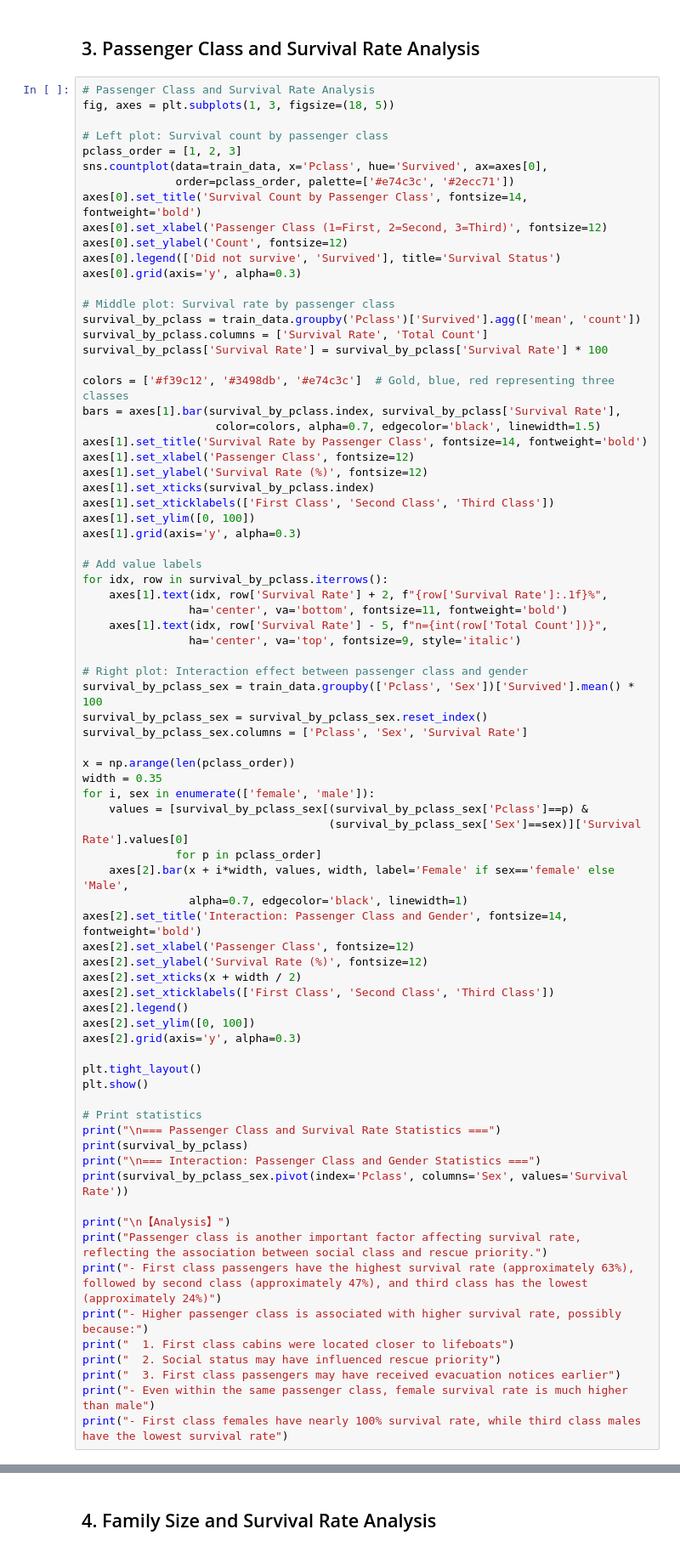
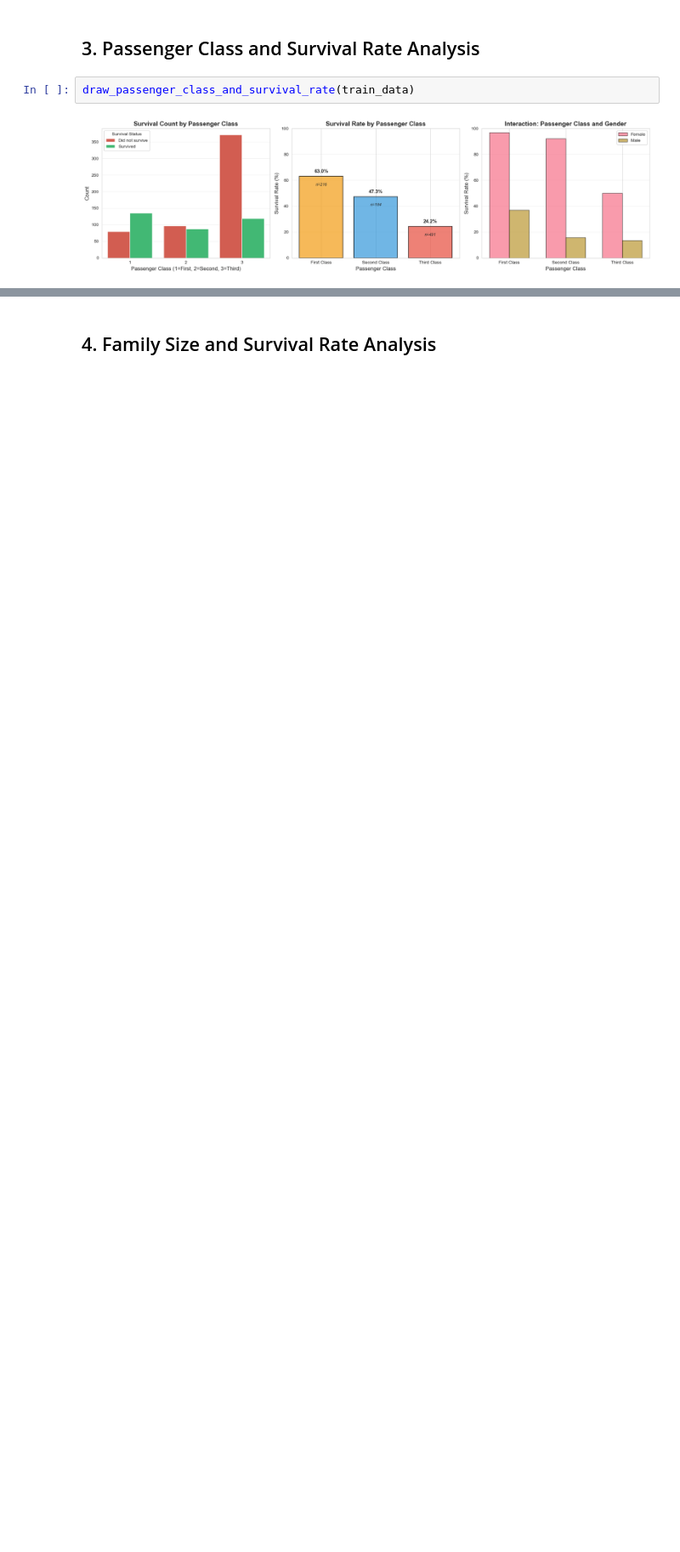
Before and after one commit to Bruno-He/ps1_ex4_nb_to_repo, a Jupyter notebook: report.ipynb, the cells around one changed output, grey strips where cells are left out. Shown at 85% size. Cells and saved outputs as stored; diff of their text form; blank space fills up the shorter version.

```diff
--- a/report.ipynb
+++ b/report.ipynb
@@ -169,79 +29,6 @@ print("- There are approximately 20% missing age values in the data that need ap
 # %% [markdown]
 ## 3. Passenger Class and Survival Rate Analysis
 # %%
-# Passenger Class and Survival Rate Analysis
-fig, axes = plt.subplots(1, 3, figsize=(18, 5))
-
-# Left plot: Survival count by passenger class
-pclass_order = [1, 2, 3]
-sns.countplot(data=train_data, x='Pclass', hue='Survived', ax=axes[0],
-              order=pclass_order, palette=['#e74c3c', '#2ecc71'])
-axes[0].set_title('Survival Count by Passenger Class', fontsize=14, fontweight='bold')
-axes[0].set_xlabel('Passenger Class (1=First, 2=Second, 3=Third)', fontsize=12)
-axes[0].set_ylabel('Count', fontsize=12)
-axes[0].legend(['Did not survive', 'Survived'], title='Survival Status')
-axes[0].grid(axis='y', alpha=0.3)
-
-# Middle plot: Survival rate by passenger class
-survival_by_pclass = train_data.groupby('Pclass')['Survived'].agg(['mean', 'count'])
-survival_by_pclass.columns = ['Survival Rate', 'Total Count']
-survival_by_pclass['Survival Rate'] = survival_by_pclass['Survival Rate'] * 100
-
-colors = ['#f39c12', '#3498db', '#e74c3c']  # Gold, blue, red representing three classes
-bars = axes[1].bar(survival_by_pclass.index, survival_by_pclass['Survival Rate'],
-                    color=colors, alpha=0.7, edgecolor='black', linewidth=1.5)
-axes[1].set_title('Survival Rate by Passenger Class', fontsize=14, fontweight='bold')
-axes[1].set_xlabel('Passenger Class', fontsize=12)
-axes[1].set_ylabel('Survival Rate (%)', fontsize=12)
-axes[1].set_xticks(survival_by_pclass.index)
-axes[1].set_xticklabels(['First Class', 'Second Class', 'Third Class'])
-axes[1].set_ylim([0, 100])
-axes[1].grid(axis='y', alpha=0.3)
-
-# Add value labels
-for idx, row in survival_by_pclass.iterrows():
-    axes[1].text(idx, row['Survival Rate'] + 2, f"{row['Survival Rate']:.1f}%",
-                ha='center', va='bottom', fontsize=11, fontweight='bold')
-    axes[1].text(idx, row['Survival Rate'] - 5, f"n={int(row['Total Count'])}",
-                ha='center', va='top', fontsize=9, style='italic')
-
-# Right plot: Interaction effect between passenger class and gender
-survival_by_pclass_sex = train_data.groupby(['Pclass', 'Sex'])['Survived'].mean() * 100
-survival_by_pclass_sex = survival_by_pclass_sex.reset_index()
-survival_by_pclass_sex.columns = ['Pclass', 'Sex', 'Survival Rate']
-
-x = np.arange(len(pclass_order))
-width = 0.35
-for i, sex in enumerate(['female', 'male']):
-    values = [survival_by_pclass_sex[(survival_by_pclass_sex['Pclass']==p) &
-                                     (survival_by_pclass_sex['Sex']==sex)]['Survival Rate'].values[0]
-              for p in pclass_order]
-    axes[2].bar(x + i*width, values, width, label='Female' if sex=='female' else 'Male',
-                alpha=0.7, edgecolor='black', linewidth=1)
-axes[2].set_title('Interaction: Passenger Class and Gender', fontsize=14, fontweight='bold')
-axes[2].set_xlabel('Passenger Class', fontsize=12)
-axes[2].set_ylabel('Survival Rate (%)', fontsize=12)
-axes[2].set_xticks(x + width / 2)
-axes[2].set_xticklabels(['First Class', 'Second Class', 'Third Class'])
-axes[2].legend()
-axes[2].set_ylim([0, 100])
-axes[2].grid(axis='y', alpha=0.3)
-
-plt.tight_layout()
-plt.show()
-
-# Print statistics
-print("\n=== Passenger Class and Survival Rate Statistics ===")
-print(survival_by_pclass)
-print("\n=== Interaction: Passenger Class and Gender Statistics ===")
-print(survival_by_pclass_sex.pivot(index='Pclass', columns='Sex', values='Survival Rate'))
-
-print("\n【Analysis】")
-print("Passenger class is another important factor affecting survival rate, reflecting the association between social class and rescue priority.")
-print("- First class passengers have the highest survival rate (approximately 63%), followed by second class (approximately 47%), and third class has the lowest (approximately 24%)")
-print("- Higher passenger class is associated with higher survival rate, possibly because:")
-print("  1. First class cabins were located closer to lifeboats")
-print("  2. Social status may have influenced rescue priority")
-print("  3. First class passengers may have received evacuation notices earlier")
-print("- Even within the same passenger class, female survival rate is much higher than male")
-print("- First class females have nearly 100% survival rate, while third class males have the lowest survival rate")
+draw_passenger_class_and_survival_rate(train_data)
+# %% [output]
+[figure, added]
```
Also changed, not shown: parts of 18 cells of this notebook, 2 other files.
